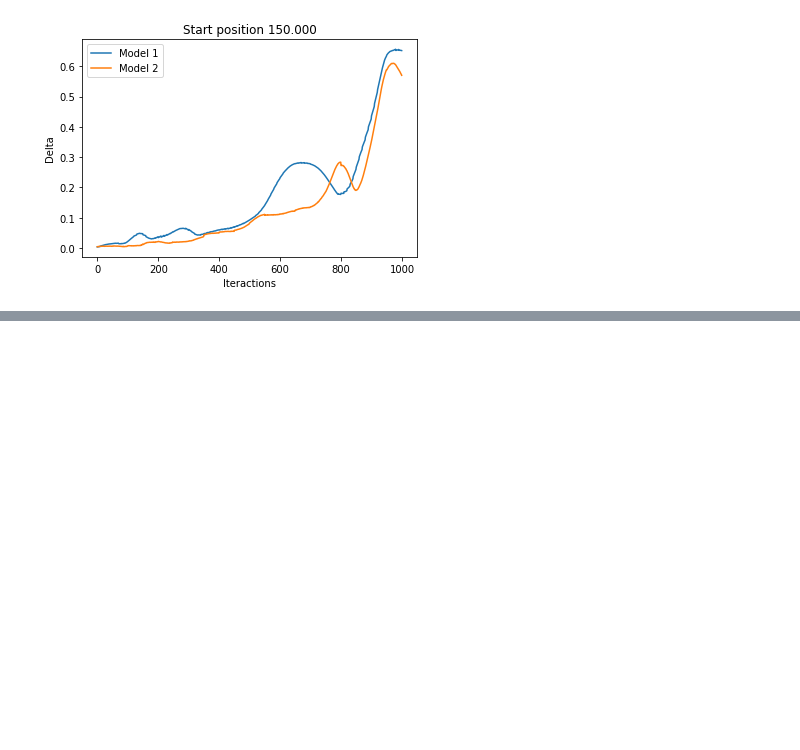
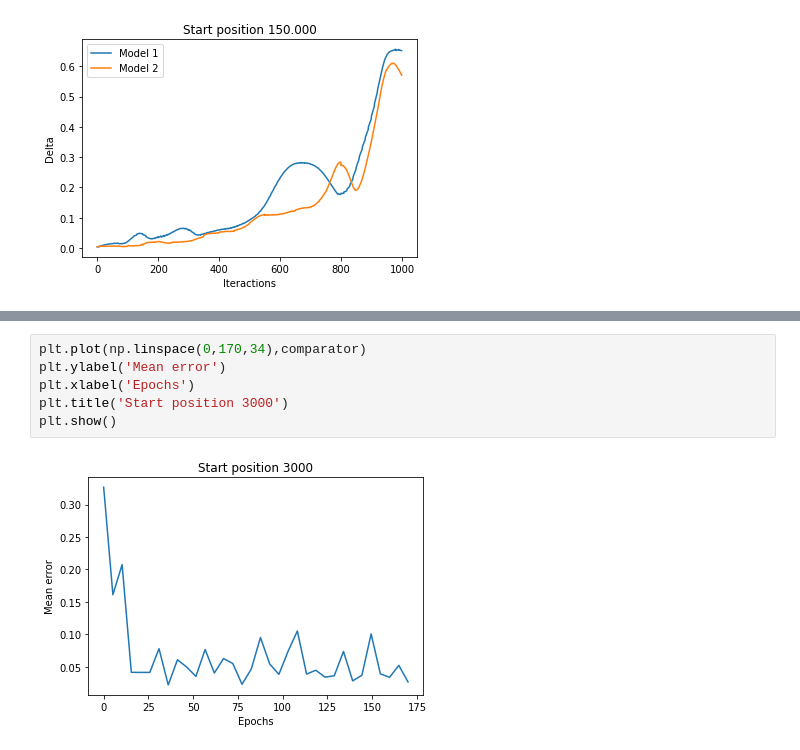
Before and after one commit to calladogt/Deep-learning-to-the-modeling-of-chaotic-dynamics-systems, a Jupyter notebook: Simulators/ks-simulator/Model Comparator.ipynb, the cells around one changed output, grey strips where cells are left out. Drawn from its saved outputs; the diff is of its cells as text; blank space fills up the shorter version.

```diff
--- a/Simulators/ks-simulator/Model Comparator.ipynb
+++ b/Simulators/ks-simulator/Model Comparator.ipynb
@@ -378,0 +473,8 @@ plt.show()
+# %%
+plt.plot(np.linspace(0,170,34),comparator)
+plt.ylabel('Mean error')
+plt.xlabel('Epochs')
+plt.title('Start position 3000')
+plt.show()
+# %% [output]
+[figure, added]
```
Also changed, not shown: parts of 36 cells of this notebook, 26 other files.
